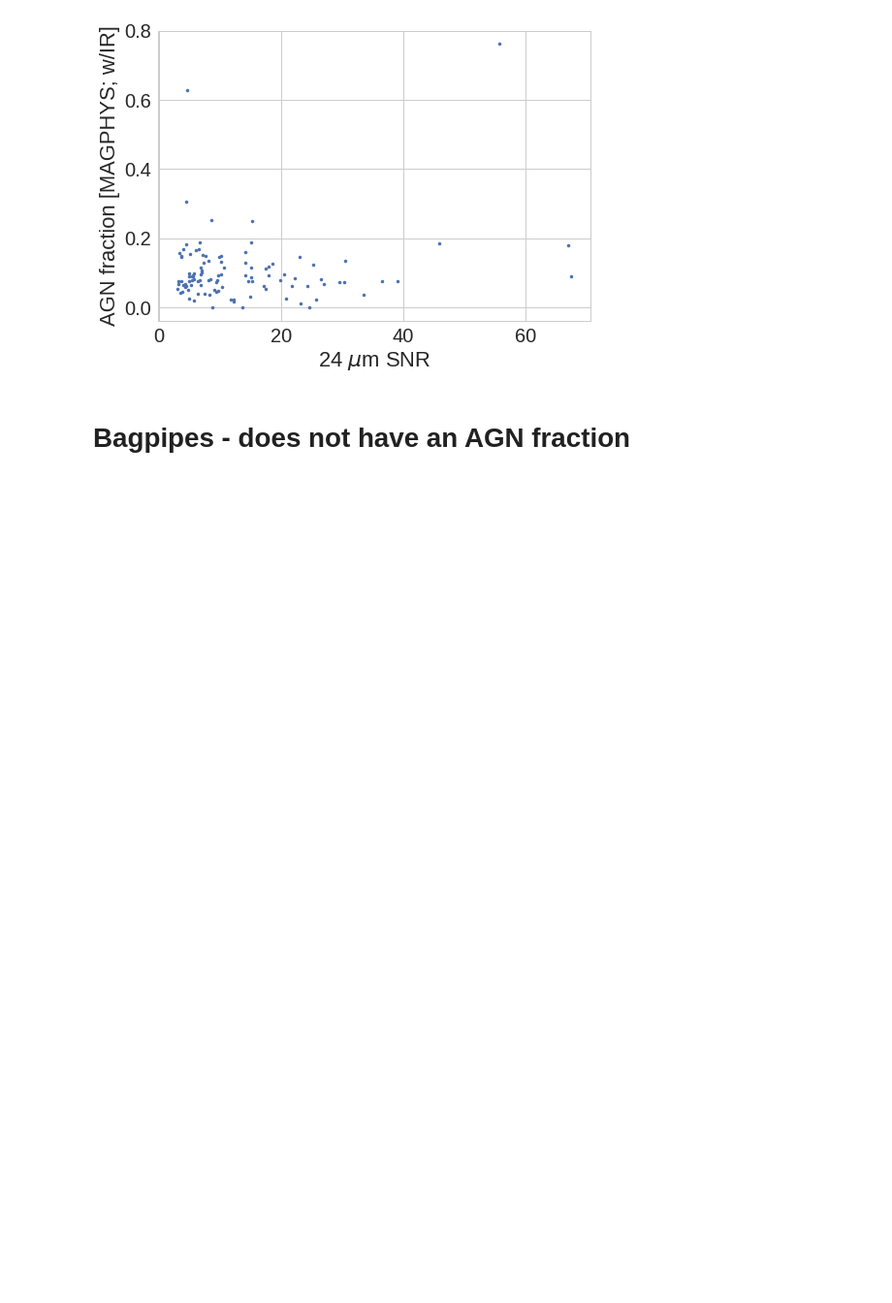
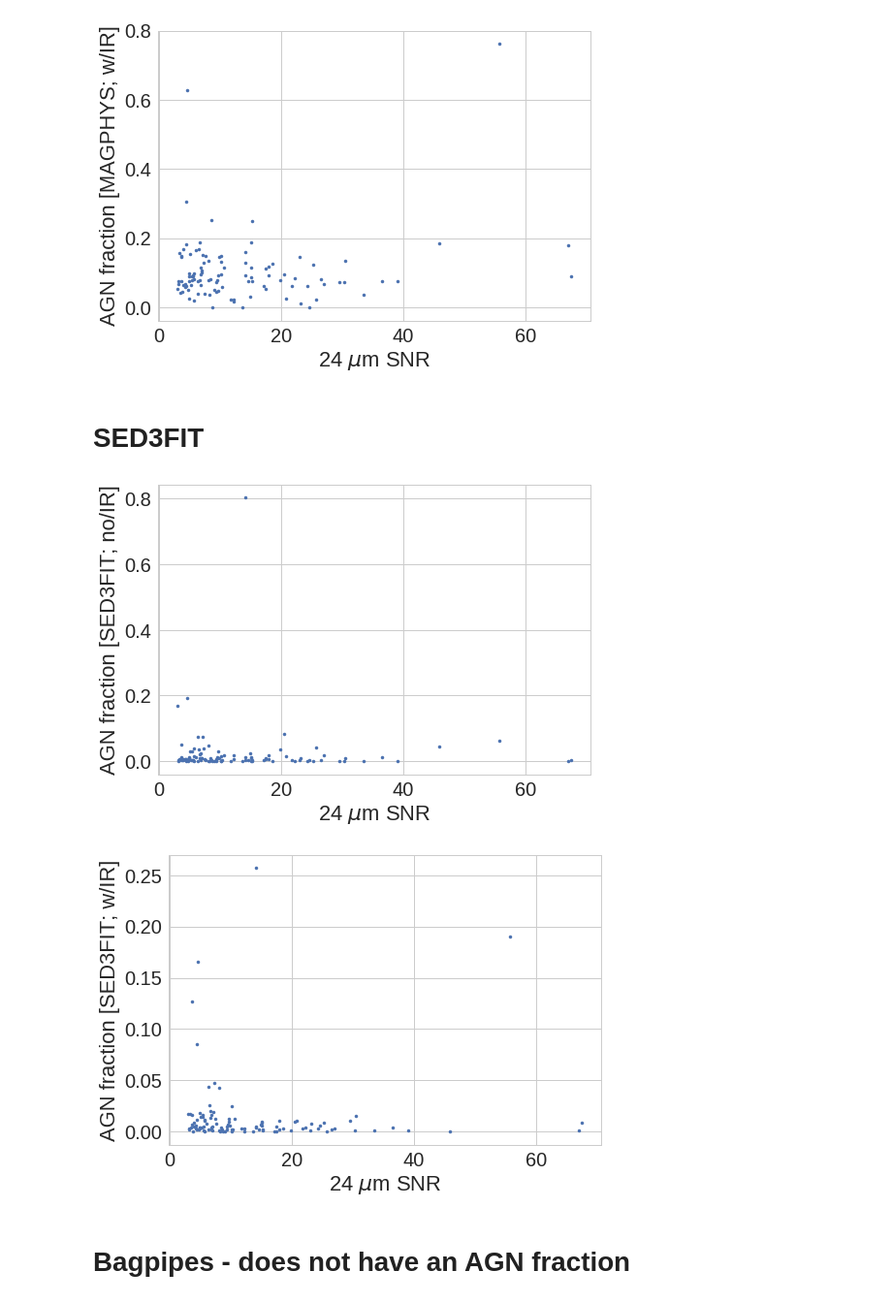
Before and after one commit to kartheikiyer/SEDfitting_code_comparison, a Jupyter notebook: AGN_fractions.ipynb, the cells around one changed output. Shown: that part at 97% size. Saved outputs shown, nothing was run; the diff lists cells and outputs as text; code cells hidden in the pictures; blank space fills up the shorter version.

```diff
--- a/AGN_fractions.ipynb
+++ b/AGN_fractions.ipynb
@@ -178,3 +178,5 @@ plt.ylabel('AGN fraction [MAGPHYS; w/IR]')
 plt.show()
 # %% [output]
 [figure]
+# %% [markdown]
+# SED3FIT
@@ -181,3 +234,20 @@ plt.show()
+# %%
+
+
+plt.plot(f24_snr[(f24_snr>thrs)], sed3fit_agnfracs[(f24_snr>thrs)],'.')
+plt.xlabel(r'24 $\mu$m SNR')
+plt.ylabel('AGN fraction [SED3FIT; no/IR]')
+plt.show()
+
+
+
+plt.plot(f24_snr[(f24_snr>thrs)], sed3fit_ir_agnfracs[(f24_snr>thrs)],'.')
+plt.xlabel(r'24 $\mu$m SNR')
+plt.ylabel('AGN fraction [SED3FIT; w/IR]')
+plt.show()
+# %% [output]
+[figure, added]
+[figure, added]
 # %% [markdown]
 # Bagpipes - does not have an AGN fraction
 # %% [markdown]
```
Also changed, not shown: parts of 1 cell of this notebook, 6 other files.
